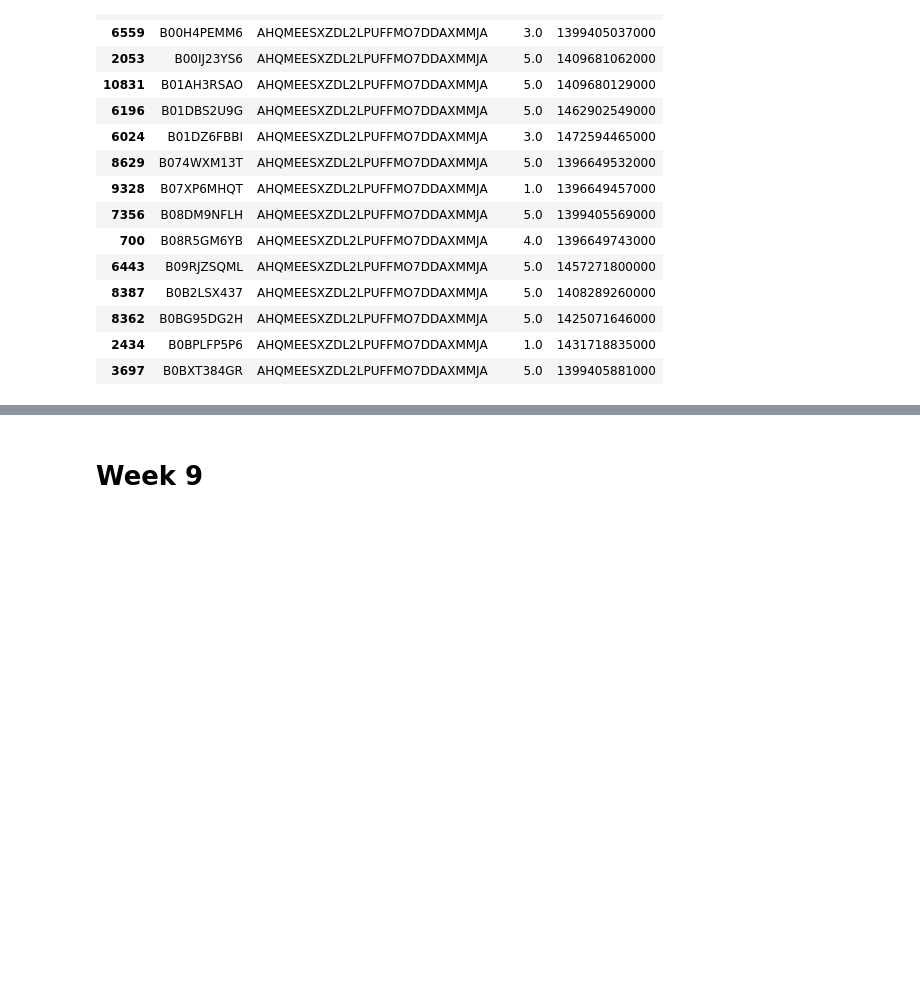
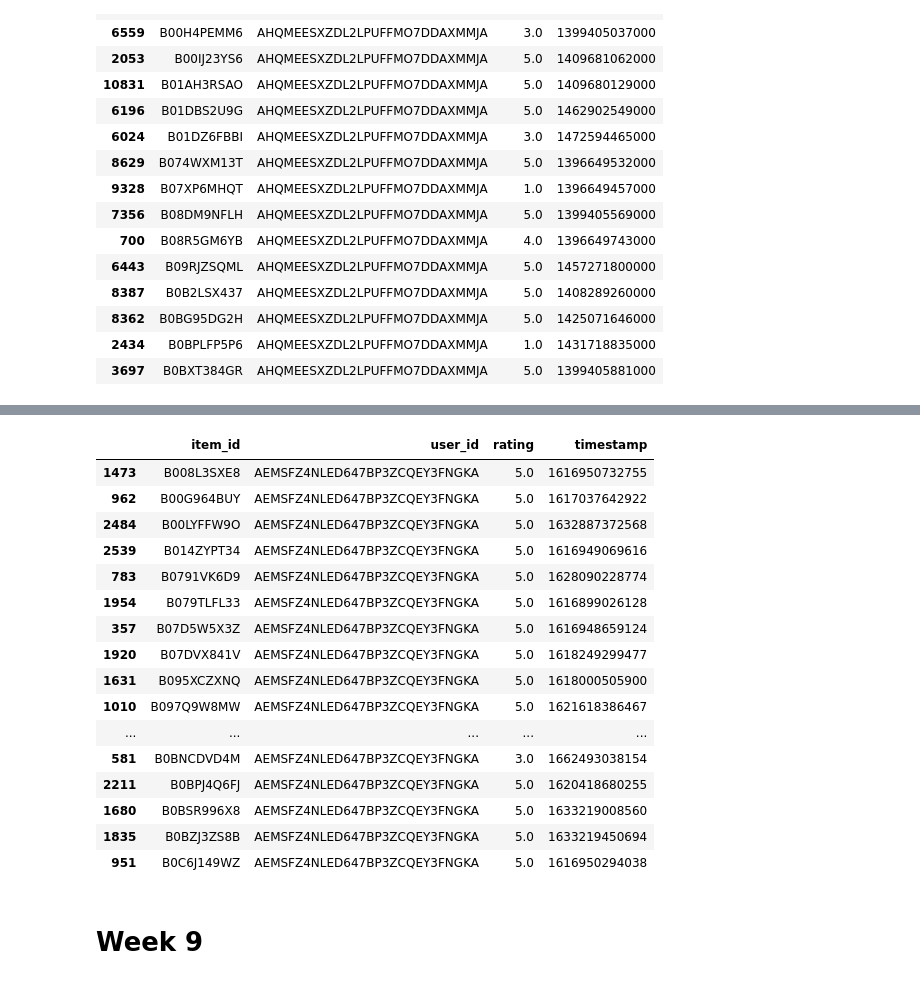
Before and after one commit to danielpenchev98/Web-Recommender-Systems-2025, a Jupyter notebook: project/project.ipynb, the cells around one changed output, grey strips where cells are left out. Drawn from its saved outputs; the diff is of its cells as text; code cells hidden in the pictures; blank space fills up the shorter version.

```diff
--- a/project/project.ipynb
+++ b/project/project.ipynb
@@ -1112,3 +1128,23 @@ df_train[df_train.user_id == 'AHQMEESXZDL2LPUFFMO7DDAXMMJA']
+# %%
+df_test[df_test.user_id == 'AEMSFZ4NLED647BP3ZCQEY3FNGKA']
+# %% [output]
+|  | item_id | user_id | rating | timestamp |
+| 1473 | B008L3SXE8 | AEMSFZ4NLED647BP3ZCQEY3FNGKA | 5.0 | 1616950732755 |
+| 962 | B00G964BUY | AEMSFZ4NLED647BP3ZCQEY3FNGKA | 5.0 | 1617037642922 |
+| 2484 | B00LYFFW9O | AEMSFZ4NLED647BP3ZCQEY3FNGKA | 5.0 | 1632887372568 |
+| 2539 | B014ZYPT34 | AEMSFZ4NLED647BP3ZCQEY3FNGKA | 5.0 | 1616949069616 |
+| 783 | B0791VK6D9 | AEMSFZ4NLED647BP3ZCQEY3FNGKA | 5.0 | 1628090228774 |
+| 1954 | B079TLFL33 | AEMSFZ4NLED647BP3ZCQEY3FNGKA | 5.0 | 1616899026128 |
+| 357 | B07D5W5X3Z | AEMSFZ4NLED647BP3ZCQEY3FNGKA | 5.0 | 1616948659124 |
+| 1920 | B07DVX841V | AEMSFZ4NLED647BP3ZCQEY3FNGKA | 5.0 | 1618249299477 |
+| 1631 | B095XCZXNQ | AEMSFZ4NLED647BP3ZCQEY3FNGKA | 5.0 | 1618000505900 |
+| 1010 | B097Q9W8MW | AEMSFZ4NLED647BP3ZCQEY3FNGKA | 5.0 | 1621618386467 |
+| ... | ... | ... | ... | ... |
+| 581 | B0BNCDVD4M | AEMSFZ4NLED647BP3ZCQEY3FNGKA | 3.0 | 1662493038154 |
+| 2211 | B0BPJ4Q6FJ | AEMSFZ4NLED647BP3ZCQEY3FNGKA | 5.0 | 1620418680255 |
+| 1680 | B0BSR996X8 | AEMSFZ4NLED647BP3ZCQEY3FNGKA | 5.0 | 1633219008560 |
+| 1835 | B0BZJ3ZS8B | AEMSFZ4NLED647BP3ZCQEY3FNGKA | 5.0 | 1633219450694 |
+| 951 | B0C6J149WZ | AEMSFZ4NLED647BP3ZCQEY3FNGKA | 5.0 | 1616950294038 |
 # %% [markdown]
 # Week 9
 # %% [markdown]
```
Also changed, not shown: parts of 2 cells of this notebook.
